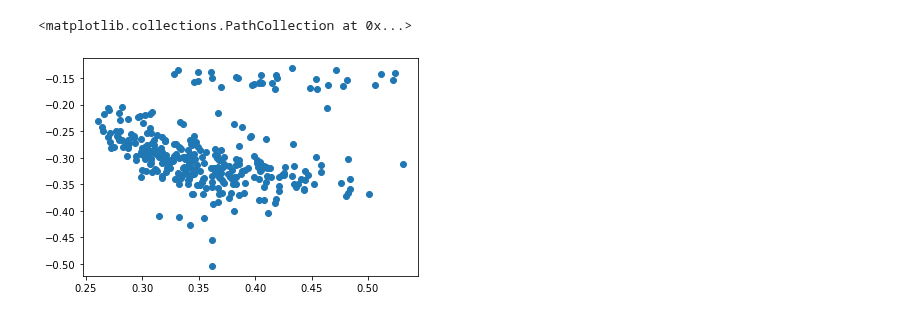
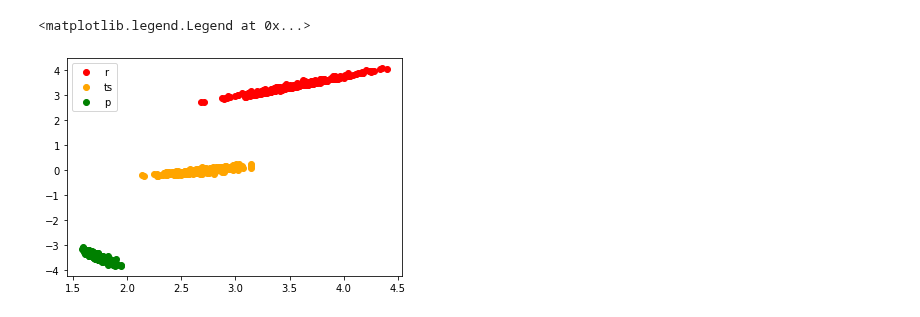
Before and after one commit to avishvj/3d-reactions, a Jupyter notebook: emb.ipynb, the cells around one changed output. Saved outputs shown, nothing was run; the diff lists cells and outputs as text; code cells hidden in the pictures.

Commit message:
got plots for embedding experiment working

```diff
--- a/emb.ipynb
+++ b/emb.ipynb
@@ -26,0 +13,2 @@ Completed experiment, use the experiment log to print results...
+# %%
+exp_log = run_tsi_experiment(train_ratio = 0.8, batch_size = 20, epochs = 10)
@@ -26,0 +34,10 @@ Completed experiment, use the experiment log to print results...
+# %%
+exp_params = [(0.8, 10, 20), (0.7, 10, 20), (0.6, 10, 20),
+              (0.8, 10, 20), (0.8, 20, 20), (0.8, 30, 20),
+              (0.8, 10, 20), (0.8, 10, 10), (0.8, 10, 30)]
+
+for i, (t_ratio, b_size, epochs) in enumerate(exp_params):
+    exp_log = run_tsi_experiment(t_ratio, b_size, epochs)
+    fig = display_embeddings(exp_log)
+    file_name = f"tr{t_ratio}_bs{b_size}_e{epochs}"
+    plt.savefig(f'experiments/building_on_mit/emb_space_figs/emb_space_{i}.png')
@@ -27,25 +52,26 @@ Completed experiment, use the experiment log to print results...
 # %%
 import matplotlib.pyplot as plt
 
 final_embs_batched = exp_log.embeddings[-1]
 final_embs = [] # i.e. unbatched
-for (node_emb, edge_emb, graph_emb, batch) in final_embs_batched:
+for (node_emb, ts_graph_emb, batch, r_graph_emb, p_graph_emb) in final_embs_batched:
     ts_node_emb_batch = to_dense_batch(node_emb, batch.x_ts_batch)[0] # just append tensors, not true/false values
     for mol_id, ts_node_emb in enumerate(ts_node_emb_batch):
-        final_embs.append((ts_node_emb, graph_emb[mol_id]))
+        final_embs.append((ts_node_emb, ts_graph_emb[mol_id], r_graph_emb[mol_id], p_graph_emb[mol_id]))
 
-graph_embs = [graph_emb.detach().numpy() for (_, graph_emb) in final_embs]
+ts_graph_embs = [ts_graph_emb.detach().numpy() for (_, ts_graph_emb, _, _) in final_embs]
+r_graph_embs = [r_graph_emb.detach().numpy() for (_, _, r_graph_emb, _) in final_embs]
+p_graph_embs = [p_graph_emb.detach().numpy() for (_, _, _, p_graph_emb) in final_embs]
 
-# graph_embs = torch.cat(graph_embs) = shape 640
+cols = {'r': 'red', 'ts': 'orange', 'p': 'green'}
 
-# node_embs = torch.cat(node_embs, dim = 0)
+plt.scatter(*zip(*r_graph_embs), color = cols['r'])
+plt.scatter(*zip(*ts_graph_embs), color = cols['ts'])
+plt.scatter(*zip(*p_graph_embs), color = cols['p'])
+# plt.legend(handles= cols)
 
-# xs, ys = zip(*TSNE().fit_transform(node_embs.detach().numpy()))
-# plt.scatter(xs, ys)
-# node_embs.shape
-
-plt.scatter(*zip(*graph_embs))
-# plt.scatter(graph_embs)
+markers = [plt.Line2D([0,0], [0,0], color = color, marker = 'o', linestyle = '') for color in  cols.values()]
+plt.legend(markers, cols.keys())
 # %% [output]
-<matplotlib.collections.PathCollection at 0x...>
+<matplotlib.legend.Legend at 0x...>
-[figure, old version]
+[figure, new version]
```
Also changed, not shown: parts of 8 cells of this notebook, 11 other files.
